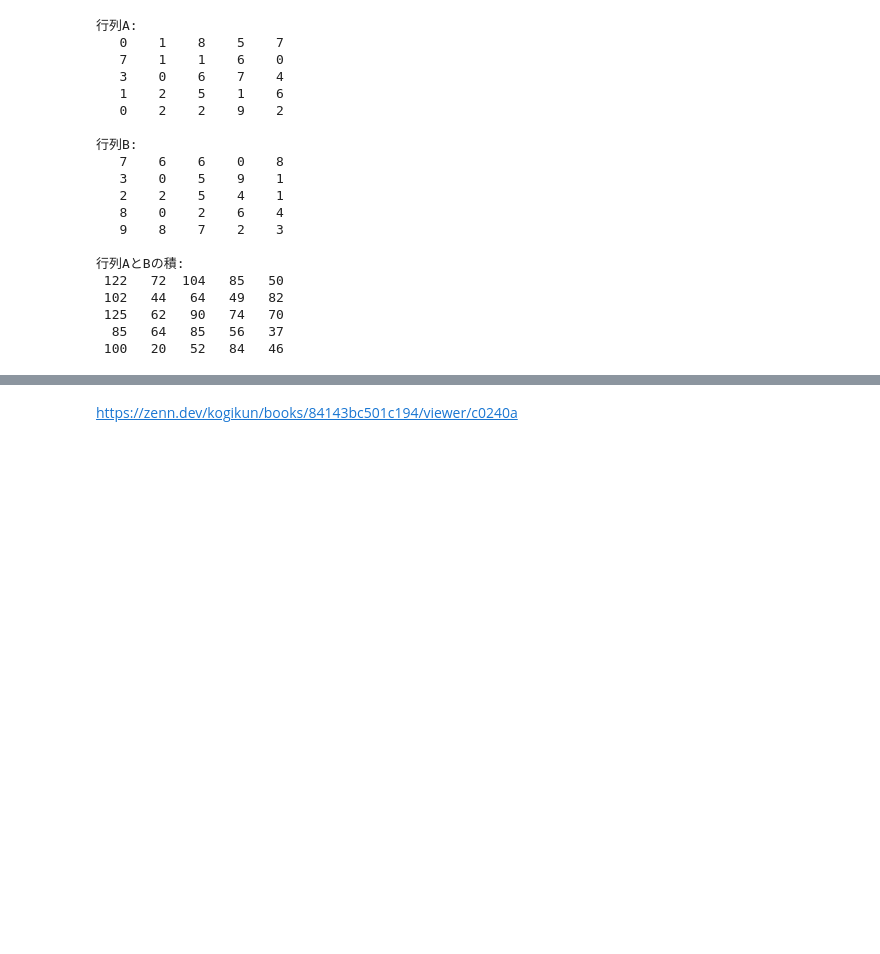
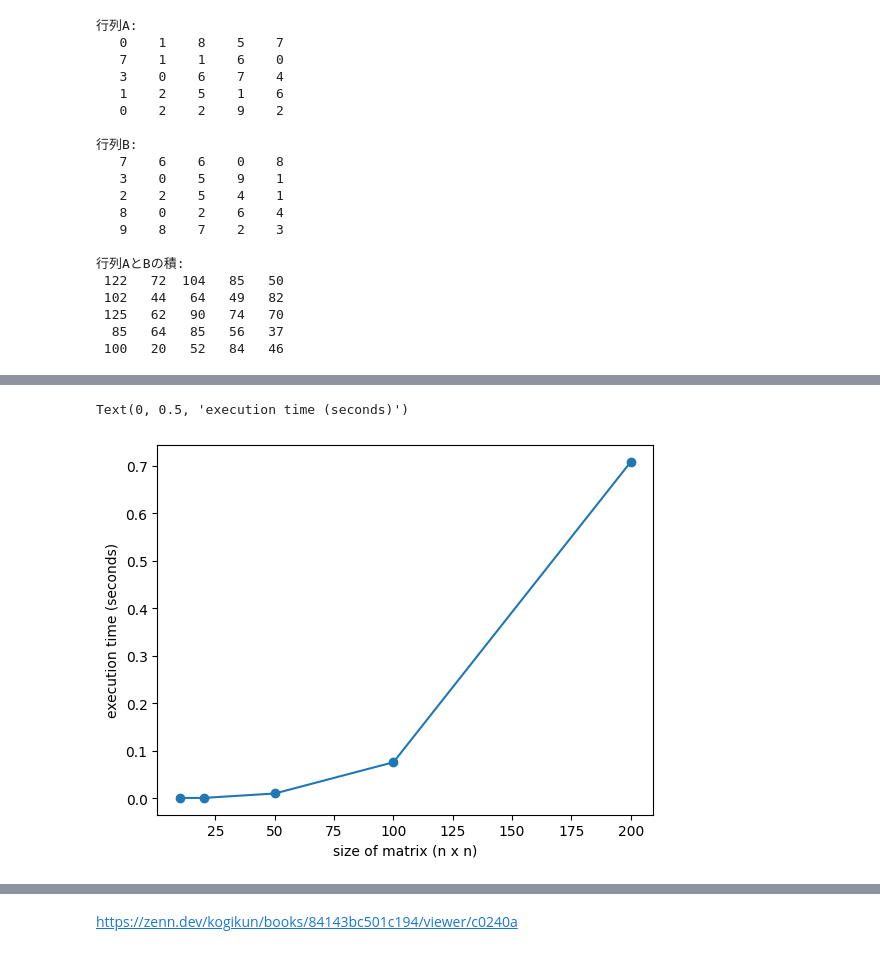
Before and after one commit to mochi7415/ml-collection, a Jupyter notebook: 01_Study/Basics/Data_science/01_algorithm.ipynb, the cells around one changed output, grey strips where cells are left out. Cells and saved outputs as stored; diff of their text form; code cells hidden in the pictures; blank space fills up the shorter version.

```diff
--- a/01_Study/Basics/Data_science/01_algorithm.ipynb
+++ b/01_Study/Basics/Data_science/01_algorithm.ipynb
@@ -144,0 +237,61 @@ print_matrix(C)
+# %%
+# nを大きくしたときの実行時間
+
+import matplotlib.pyplot as plt
+import time
+
+# 行列乗算
+import random
+
+def random_matrix(n):
+    Z = []
+    for i in range(n):
+        # 新しい行を作成
+        row = []
+        for j in range(n):
+            # 各行に乱数を追加
+            row.append(random.randint(0,9))
+        # 完成した行を行列に追加
+        Z.append(row)
+    return Z
+
+
+def print_matrix(matrix):
+    for row in matrix:
+        print(" ".join("{:4}".format(x) for x in row))
+
+
+
+def matmul(X, Y):
+    # 行列のサイズを決定する
+    n = len(X)
+
+    # 結果を格納する行列をゼロで初期化する
+    Z = [[0 for _ in range(n)] for _ in range(n)]
+
+    # 行列積を計算する
+    for i in range(n): # すべての行に対して
+        for j in range(n): # すべての列に対して
+            for k in range(n): # 乗算と加算を実行する
+                Z[i][j] += X[i][k] * Y[k][j]
+
+    return Z
+
+
+# nの値と実行時間を記録する
+n_values = [10, 20, 50, 100, 200]
+times = []
+for n in n_values:
+    A = random_matrix(n)
+    B = random_matrix(n)
+    start_time = time.time()
+    C = matmul(A, B)
+    times.append(time.time() - start_time)
+
+# 結果をプロットする
+plt.plot(n_values, times, marker='o')
+plt.xlabel('size of matrix (n x n)')
+plt.ylabel('execution time (seconds)')
+# %% [output]
+Text(0, 0.5, 'execution time (seconds)')
+[figure, added]
```
Also changed, not shown: parts of 7 cells of this notebook.
